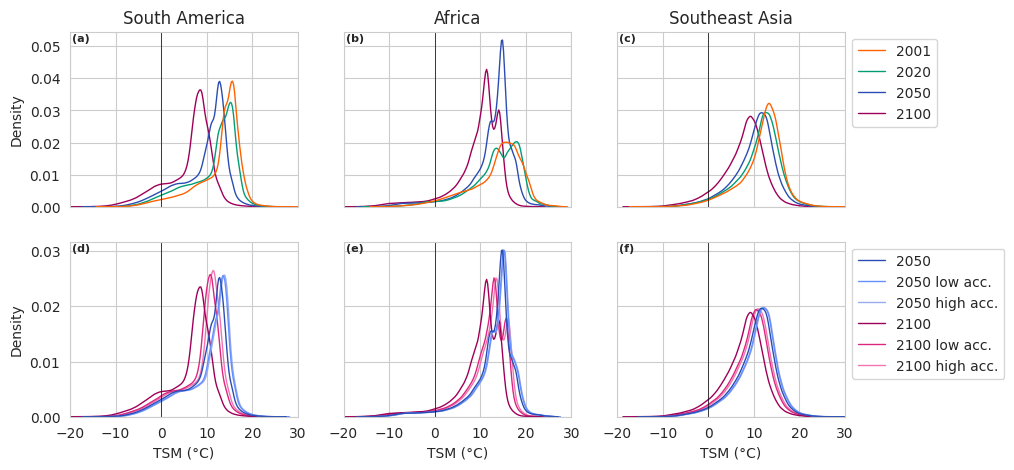
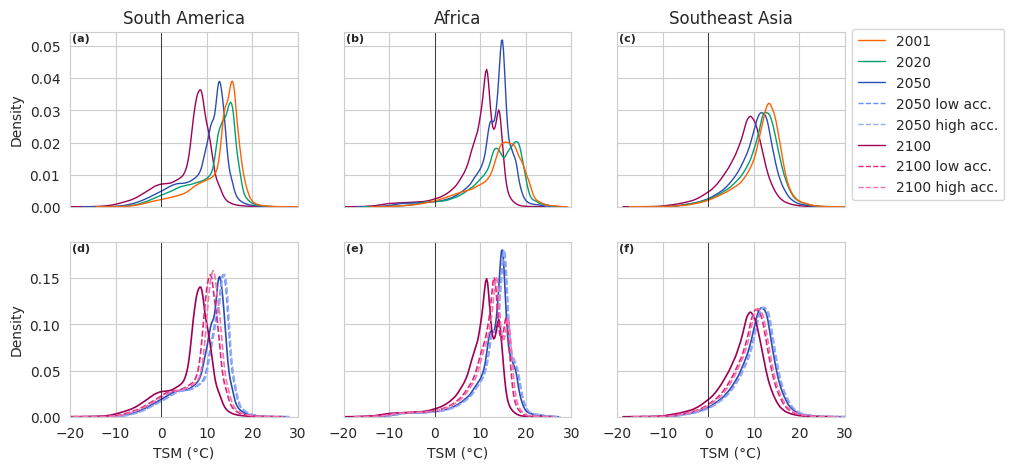
Code edit (unified diff) that turned the first committed figure into the second:
--- before
+++ after
@@ -1,6 +1,24 @@
 sns.set_style("whitegrid")
 fig, (axs_top, axs_bottom) = plt.subplots(2, 3, figsize=(10, 5), sharex=True, sharey='row')
-colors_top = ['#FE6100', '#009E73','#2B4DB3', '#9E0059']
-colors_bottom = ['#2B4DB3', '#648FFF', '#99AAEE', '#9E0059', '#DC267F', '#F075B0']
+colors_top = {'2001': '#FE6100', '2020': '#009E73', '2050': '#2B4DB3', '2100': '#9E0055'}
+
+bottom_year_color = {
+    '2050': '#2B4DB3',
+    '2050 low acc.': '#648FFF',
+    '2050 high acc.': '#99AAEE',
+    '2100': '#9E0055',
+    '2100 low acc.': '#DC267F',
+    '2100 high acc.': '#F075B0',
+}
+bottom_linestyle = {
+    '2050': '-',
+    '2050 low acc.': '--',
+    '2050 high acc.': '--',
+    '2100': '-',
+    '2100 low acc.': '--',
+    '2100 high acc.': '--',
+}
+bottom_order = ['2050', '2050 low acc.', '2050 high acc.', '2100', '2100 low acc.', '2100 high acc.']
+
 
 for ax1, ax2, continent, continent_title, abc_top, abc_bottom in zip(
@@ -13,14 +31,24 @@
     df = pd.DataFrame({k: v.flatten() for k,v in data[continent].items()}).dropna(axis=0, how='all')
     df1 = pd.melt(df[['2001','2020','2050','2100']], var_name='year', value_name='TSM').dropna()
-    # df2 = pd.melt(df[['2050','2050 acc.','2100','2100 acc.']], var_name='year', value_name='TSM').dropna()
     df2 = pd.melt(df[['2050','2050 low acc.','2050 high acc.','2100','2100 low acc.','2100 high acc.']], var_name='year', value_name='TSM').dropna()
 
-    legend = False if continent != "south_east_asia" else True
-    sns.kdeplot(df1, x='TSM', hue='year', palette=colors_top, legend=legend, fill=False, linewidth=1, ax=ax1)
-    sns.kdeplot(df2, x='TSM', hue='year', palette=colors_bottom, legend=legend, fill=False, linewidth=1, ax=ax2)
-    # for y, c in zip(['2050','2050 acc. 0.38','2050 acc. 0.49','2100','2100 acc. 0.38','2100 acc. 0.49'], colors_bottom):
-    #     subset = df2[df2.year == y]
-    #     linestyle = '--' if '049' in y else '-'
-    #     sns.kdeplot(subset, x='TSM', color=c, linestyle=linestyle)
+    legend = (continent == "south_east_asia")
+
+    sns.kdeplot(
+        data=df1, x='TSM', hue='year',
+        hue_order=['2001', '2020', '2050', '2100'],
+        palette=colors_top, legend=False, fill=False, linewidth=1, ax=ax1
+    )
+
+    for y in bottom_order:
+        subset = df2[df2['year'] == y]
+        sns.kdeplot(
+            data=subset, x='TSM',
+            color=bottom_year_color[y],
+            linestyle=bottom_linestyle[y],
+            linewidth=1.2,
+            label=y if legend else None,
+            ax=ax2
+        )
     
     ax1.set_title(continent_title)
@@ -30,6 +58,21 @@
     ax2.axvline(0, color='black', linewidth=0.5)
     if legend:
-        sns.move_legend(ax1, "upper left", bbox_to_anchor=(1, 1), title=None)
-        sns.move_legend(ax2, "upper left", bbox_to_anchor=(1, 1), title=None)
+        legend_handles = [
+            Line2D([0], [0], color='#FE6100', lw=1, ls='-',  label='2001'),
+            Line2D([0], [0], color='#009E73', lw=1, ls='-',  label='2020'),
+            Line2D([0], [0], color='#2B4DB3', lw=1, ls='-',  label='2050'),
+            Line2D([0], [0], color='#648FFF', lw=1, ls='--', label='2050 low acc.'),
+            Line2D([0], [0], color='#99AAEE', lw=1, ls='--',  label='2050 high acc.'),
+            Line2D([0], [0], color='#9E0055', lw=1, ls='-',  label='2100'),
+            Line2D([0], [0], color='#DC267F', lw=1, ls='--', label='2100 low acc.'),
+            Line2D([0], [0], color='#F075B0', lw=1, ls='--', label='2100 high acc.'),
+        ]
+        fig.legend(
+            handles=legend_handles,
+            loc='upper left',
+            bbox_to_anchor=(0.9, 0.9),
+            frameon=True,
+            fontsize=10
+        )
 
     ax1.text(0.01, 0.99, abc_top, transform=ax1.transAxes, fontsize=8, fontweight='bold', va='top', ha='left')

Commit: last changes